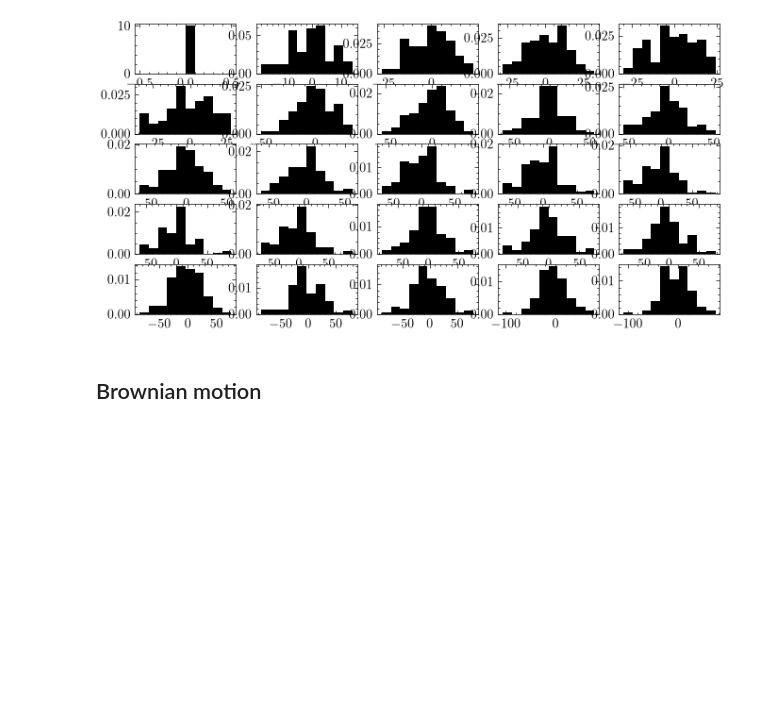
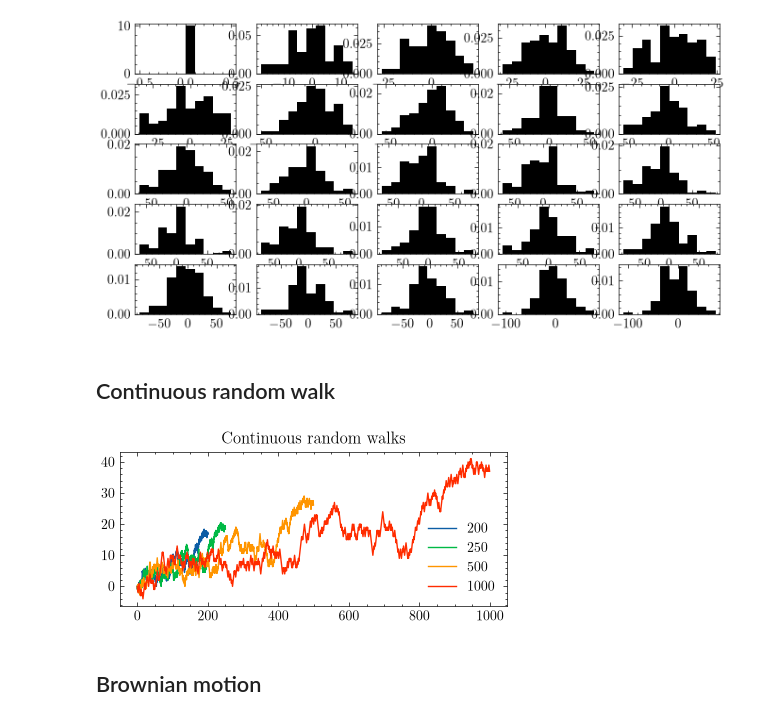
Before and after one commit to istmarc/ten-notebooks, a Jupyter notebook: notebooks/18.Process.ipynb, the cells around one changed output. Drawn from its saved outputs; the diff is of its cells as text; code cells hidden in the pictures; blank space fills up the shorter version.

Commit message:
Update Stochastic process

```diff
--- a/notebooks/18.Process.ipynb
+++ b/notebooks/18.Process.ipynb
@@ -41,6 +41,20 @@ for i in range(5):
 plt.show()
 # %% [output]
 [figure]
+# %% [markdown]
+## Continuous random walk
+# %%
+csrange = [n//5, n//4, n//2, n]
+cs = [ten.process.continuous_random_walk(s, t, n) for t in csrange]
+# %%
+fig, axes = plt.subplots(figsize = (5, 2))
+for i in range(len(cs)):
+    plt.plot(cs[i][0], cs[i][1], label = str(csrange[i]))
+plt.legend()
+plt.title("Continuous random walks")
+plt.show()
+# %% [output]
+[figure, added]
 # %% [markdown]
 ## Brownian motion
 # %%
```
Also changed, not shown: parts of 3 cells of this notebook.
